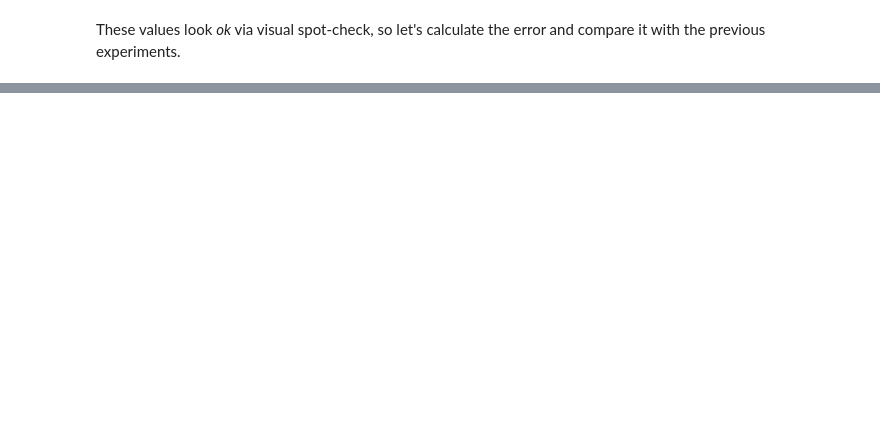
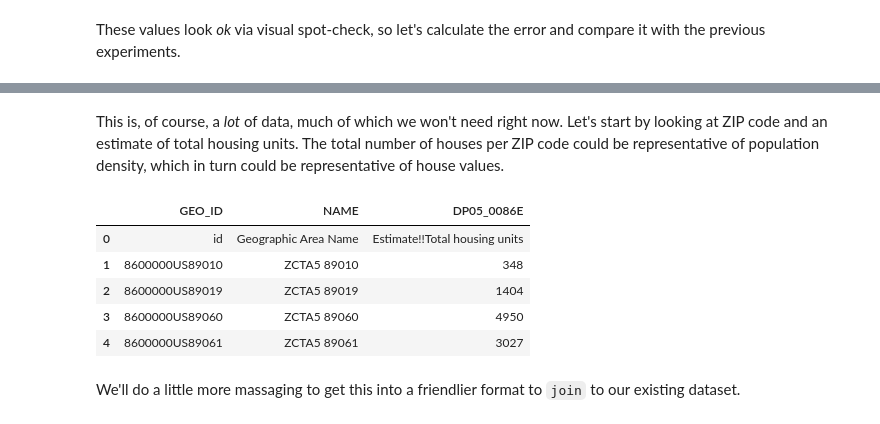
Before and after one commit to schledererj/cs6340-project-2, a Jupyter notebook: CS6340_Lab_2.ipynb, the cells around one changed output, grey strips where cells are left out. Drawn from its saved outputs; the diff is of its cells as text; code cells hidden in the pictures; blank space fills up the shorter version.

```diff
--- a/CS6340_Lab_2.ipynb
+++ b/CS6340_Lab_2.ipynb
@@ -748,0 +835,15 @@ It also improved by 38.30% against the first experiment
+# %% [markdown]
+This is, of course, a _lot_ of data, much of which we won't need right now. Let's start by looking at ZIP code and an estimate of total housing units. The total number of houses per ZIP code could be representative of population density, which in turn could be representative of house values.
+# %%
+# DP05_0086E represents the "Total housing units" estimate count
+census_housing_units_by_zip = census_housing_estimates[['GEO_ID', 'NAME', 'DP05_0086E']]
+census_housing_units_by_zip.head()
+# %% [output]
+|  | GEO_ID | NAME | DP05_0086E |
+| 0 | id | Geographic Area Name | Estimate!!Total housing units |
+| 1 | 8600000US89010 | ZCTA5 89010 | 348 |
+| 2 | 8600000US89019 | ZCTA5 89019 | 1404 |
+| 3 | 8600000US89060 | ZCTA5 89060 | 4950 |
+| 4 | 8600000US89061 | ZCTA5 89061 | 3027 |
+# %% [markdown]
+We'll do a little more massaging to get this into a friendlier format to `join` to our existing dataset.
```
Also changed, not shown: parts of 39 cells of this notebook, 2 other files.
